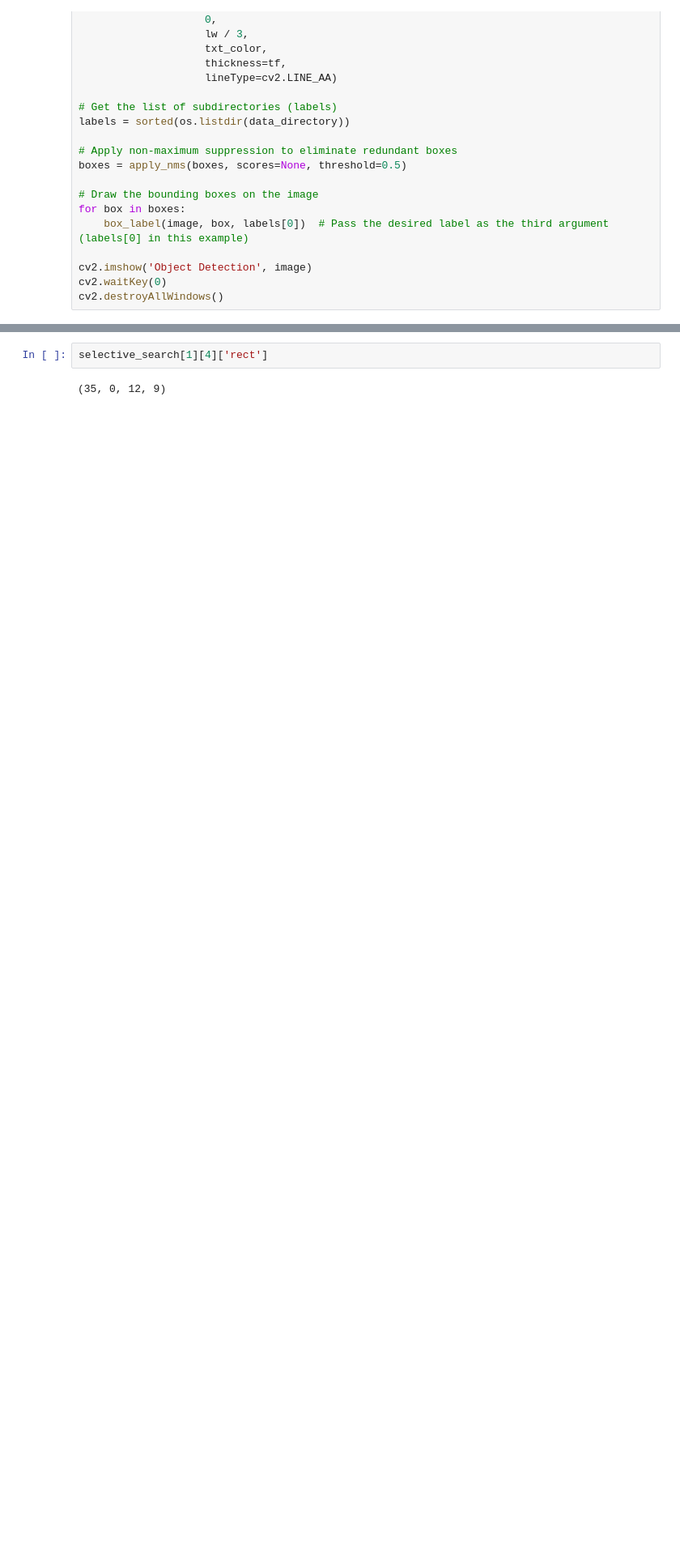
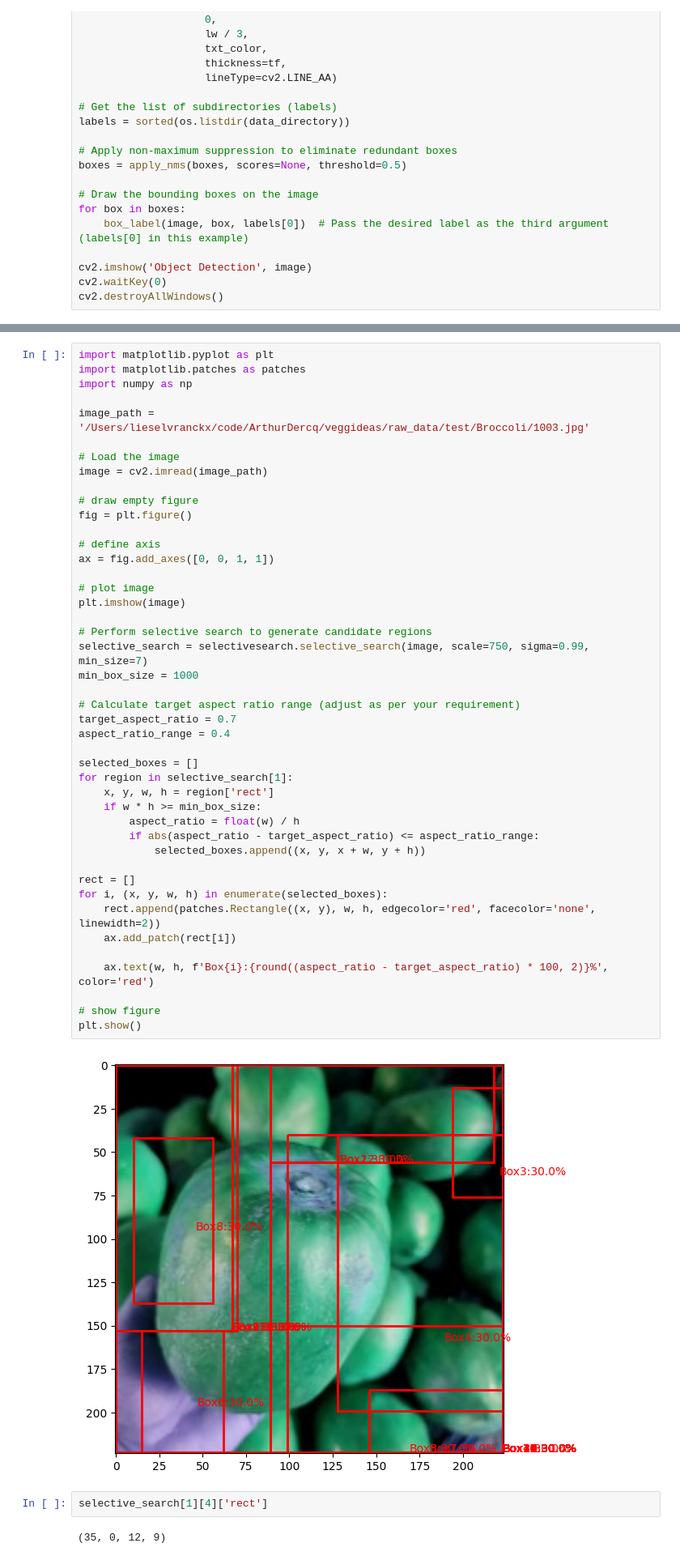
Before and after one commit to ArthurDercq/veggideas, a Jupyter notebook: notebooks/bounding_box.ipynb, the cells around one changed output, grey strips where cells are left out. Shown at 81% size. Cells and saved outputs as stored; diff of their text form; blank space fills up the shorter version.

```diff
--- a/notebooks/bounding_box.ipynb
+++ b/notebooks/bounding_box.ipynb
@@ -668,3 +668,49 @@ plt.show()
+# %%
+import matplotlib.pyplot as plt
+import matplotlib.patches as patches
+import numpy as np
+
+image_path = '/Users/lieselvranckx/code/ArthurDercq/veggideas/raw_data/test/Broccoli/1003.jpg'
+
+# Load the image
+image = cv2.imread(image_path)
+
+# draw empty figure
+fig = plt.figure()
+
+# define axis
+ax = fig.add_axes([0, 0, 1, 1])
+
+# plot image
+plt.imshow(image)
+
+# Perform selective search to generate candidate regions
+selective_search = selectivesearch.selective_search(image, scale=750, sigma=0.99, min_size=7)
+min_box_size = 1000
+
+# Calculate target aspect ratio range (adjust as per your requirement)
+target_aspect_ratio = 0.7
+aspect_ratio_range = 0.4
+
+selected_boxes = []
+for region in selective_search[1]:
+    x, y, w, h = region['rect']
+    if w * h >= min_box_size:
+        aspect_ratio = float(w) / h
+        if abs(aspect_ratio - target_aspect_ratio) <= aspect_ratio_range:
+            selected_boxes.append((x, y, x + w, y + h))
+
+rect = []
+for i, (x, y, w, h) in enumerate(selected_boxes):
+    rect.append(patches.Rectangle((x, y), w, h, edgecolor='red', facecolor='none', linewidth=2))
+    ax.add_patch(rect[i])
+
+    ax.text(w, h, f'Box{i}:{round((aspect_ratio - target_aspect_ratio) * 100, 2)}%', color='red')
+
+# show figure
+plt.show()
+# %% [output]
+[figure, added]
 # %%
 selective_search[1][4]['rect']
 # %% [output]
```
Also changed, not shown: parts of 1 cell of this notebook.
